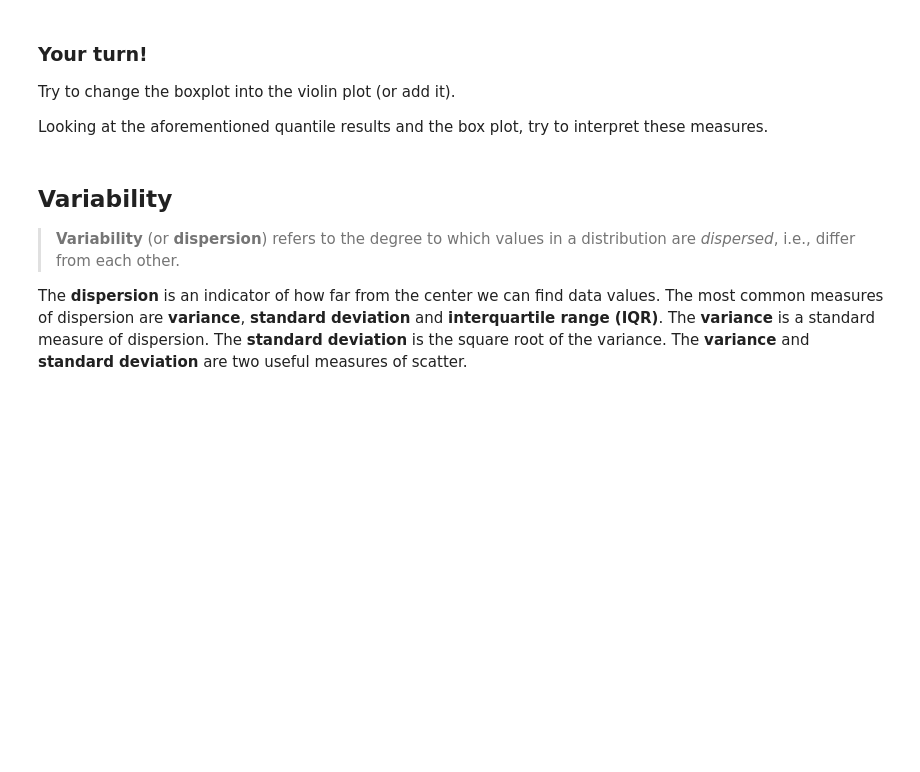
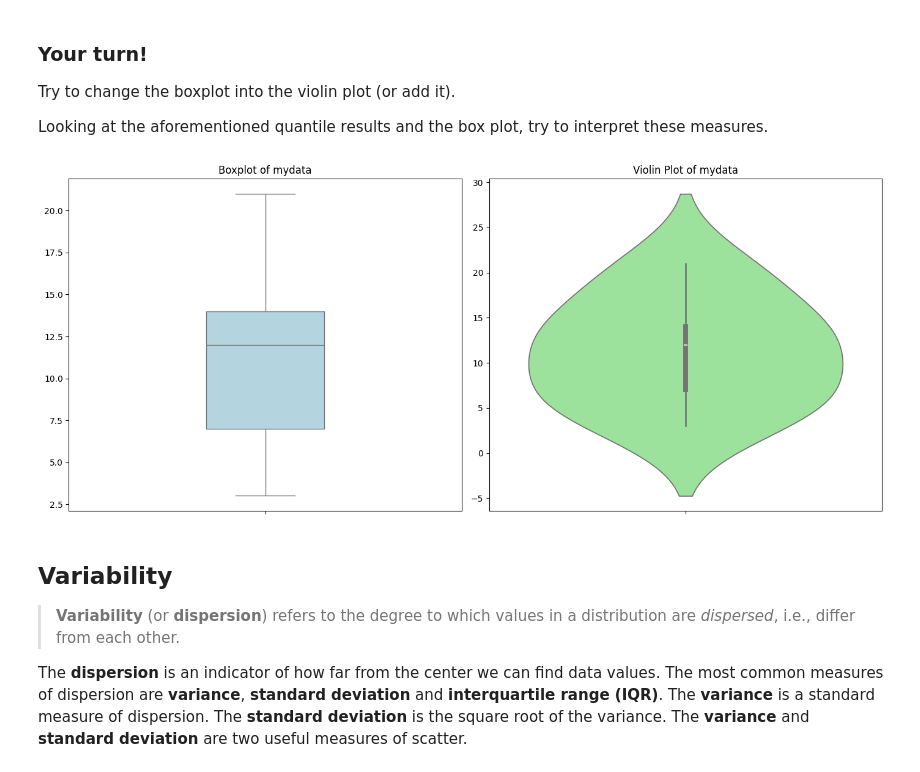
Before and after one commit to Architektury/pandas_exercises, a Jupyter notebook: Exercise8.ipynb, the cells around one changed output. Cells and saved outputs as stored; diff of their text form; code cells hidden in the pictures; blank space fills up the shorter version.

```diff
--- a/Exercise8.ipynb
+++ b/Exercise8.ipynb
@@ -577,6 +567,27 @@ plt.show()
 Try to change the boxplot into the violin plot (or add it).
 
 Looking at the aforementioned quantile results and the box plot, try to interpret these measures.
+# %%
+import matplotlib.pyplot as plt
+import seaborn as sns
+import numpy as np
+
+mydata = [3, 7, 8, 5, 12, 14, 21, 13, 18]
+
+fig, axes = plt.subplots(1, 2, figsize=(14, 6))
+
+# Boxplot
+sns.boxplot(data=mydata, ax=axes[0], color='lightblue', width=0.3)
+axes[0].set_title('Boxplot of mydata')
+
+# Violin plot
+sns.violinplot(data=mydata, ax=axes[1], color='lightgreen')
+axes[1].set_title('Violin Plot of mydata')
+
+plt.tight_layout()
+plt.show()
+# %% [output]
+[figure, added]
 # %% [markdown]
 ## Variability
 
```
Also changed, not shown: parts of 5 cells of this notebook.
